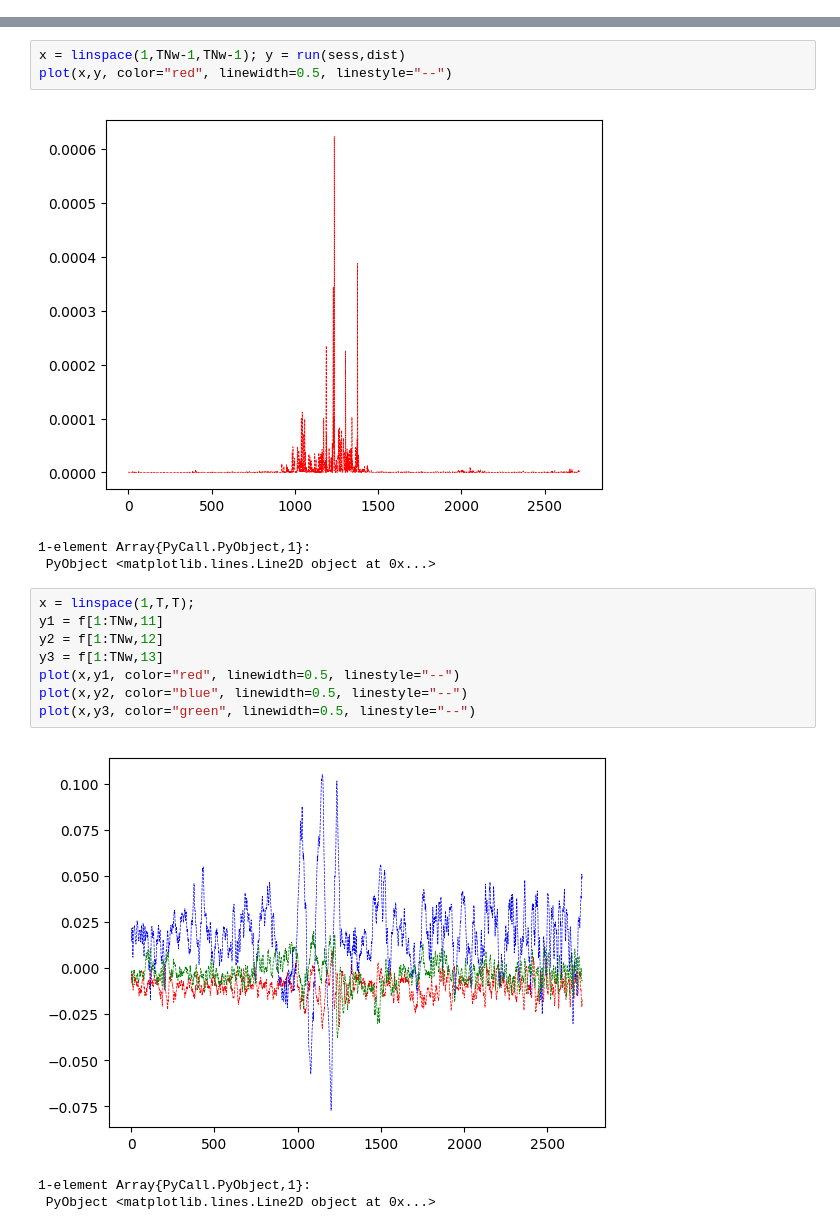
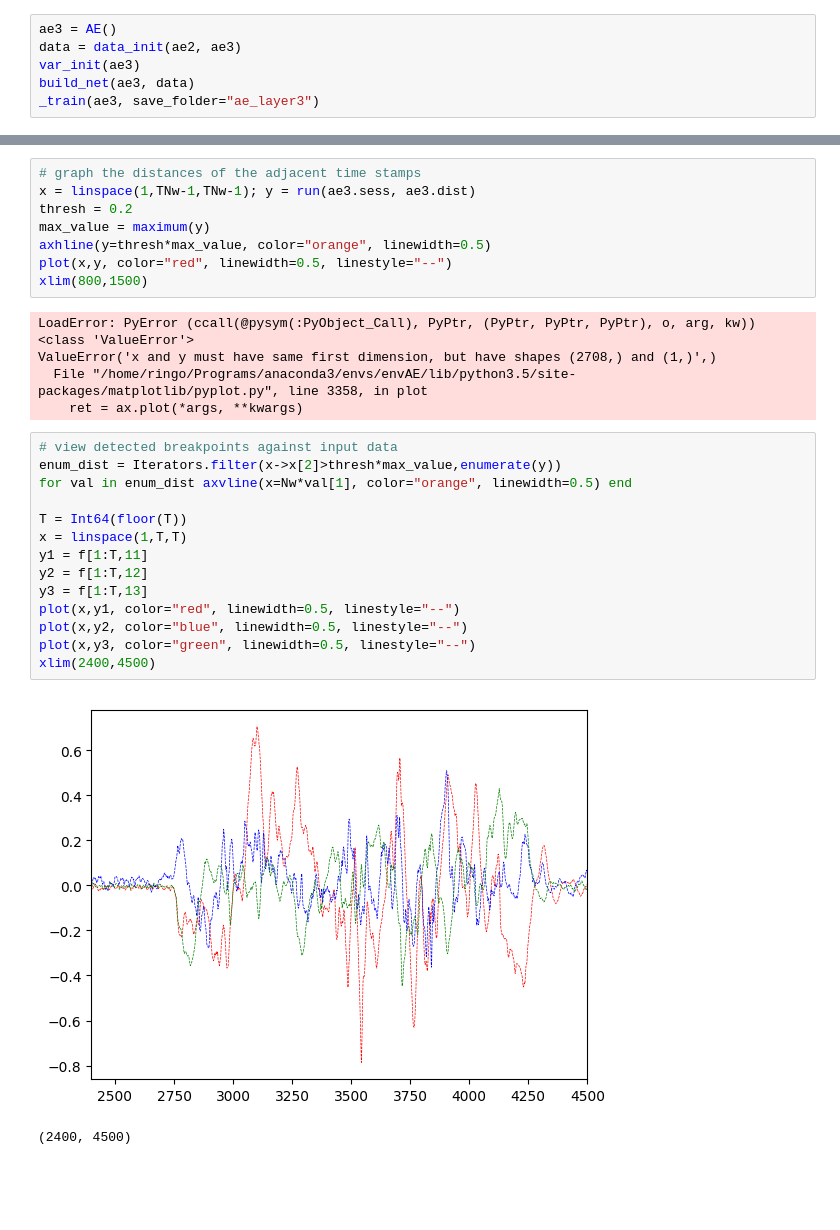
Before and after one commit to ringohoffman/Autoencoder, a Jupyter notebook: tf_ae_jl.ipynb, the cells around one changed output, grey strips where cells are left out. Cells and saved outputs as stored; diff of their text form; blank space fills up the shorter version.

```diff
--- a/tf_ae_jl.ipynb
+++ b/tf_ae_jl.ipynb
@@ -194,0 +207,6 @@ INFO: epoch:  4000 | elapsed time: 1227.5 seconds | loss: 86.038979 | accuracy:
+# %%
+ae3 = AE()
+data = data_init(ae2, ae3)
+var_init(ae3)
+build_net(ae3, data)
+_train(ae3, save_folder="ae_layer3")
@@ -195,19 +220,30 @@ INFO: epoch:  4000 | elapsed time: 1227.5 seconds | loss: 86.038979 | accuracy:
 # %%
-x = linspace(1,TNw-1,TNw-1); y = run(sess,dist)
+# graph the distances of the adjacent time stamps
+x = linspace(1,TNw-1,TNw-1); y = run(ae3.sess, ae3.dist)
+thresh = 0.2
+max_value = maximum(y)
+axhline(y=thresh*max_value, color="orange", linewidth=0.5)
 plot(x,y, color="red", linewidth=0.5, linestyle="--")
+xlim(800,1500)
 # %% [output]
-[figure, removed]
-1-element Array{PyCall.PyObject,1}:
- PyObject <matplotlib.lines.Line2D object at 0x...>
+LoadError: PyError (ccall(@pysym(:PyObject_Call), PyPtr, (PyPtr, PyPtr, PyPtr), o, arg, kw)) <class 'ValueError'>
+ValueError('x and y must have same first dimension, but have shapes (2708,) and (1,)',)
+  File "/home/ringo/Programs/anaconda3/envs/envAE/lib/python3.5/site-packages/matplotlib/pyplot.py", line 3358, in plot
+    ret = ax.plot(*args, **kwargs)
 # %%
-x = linspace(1,T,T);
-y1 = f[1:TNw,11]
-y2 = f[1:TNw,12]
-y3 = f[1:TNw,13]
+# view detected breakpoints against input data
+enum_dist = Iterators.filter(x->x[2]>thresh*max_value,enumerate(y))
+for val in enum_dist axvline(x=Nw*val[1], color="orange", linewidth=0.5) end
+
+T = Int64(floor(T))
+x = linspace(1,T,T)
+y1 = f[1:T,11]
+y2 = f[1:T,12]
+y3 = f[1:T,13]
 plot(x,y1, color="red", linewidth=0.5, linestyle="--")
 plot(x,y2, color="blue", linewidth=0.5, linestyle="--")
 plot(x,y3, color="green", linewidth=0.5, linestyle="--")
+xlim(2400,4500)
 # %% [output]
-[figure, old version]
+[figure, new version]
-1-element Array{PyCall.PyObject,1}:
- PyObject <matplotlib.lines.Line2D object at 0x...>
+(2400, 4500)
```
Also changed, not shown: parts of 13 cells of this notebook.
